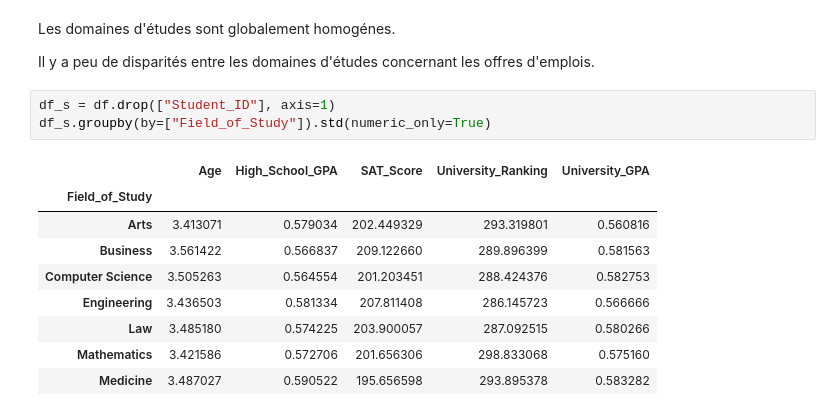
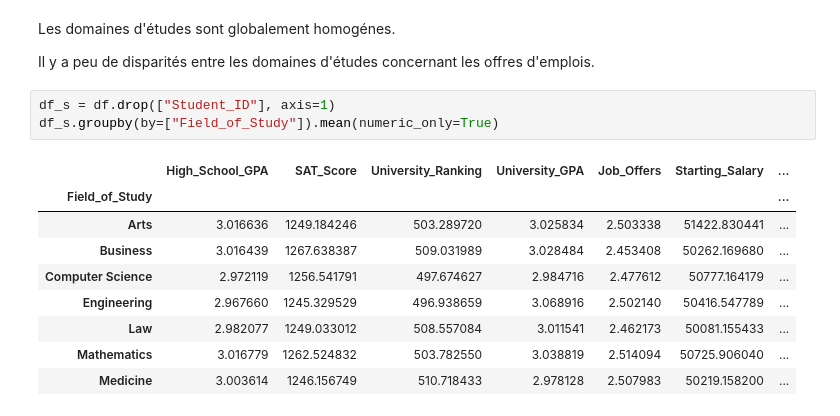
Before and after one commit to ostix360/Machine_Learning_S4, a Jupyter notebook: dataset_handling.ipynb, the cells around one changed output. Cells and saved outputs as stored; diff of their text form.

```diff
--- a/dataset_handling.ipynb
+++ b/dataset_handling.ipynb
@@ -204,14 +213,14 @@ Les domaines d'études sont globalement homogénes.
 Il y a peu de disparités entre les domaines d'études concernant les offres d'emplois.
 # %%
 df_s = df.drop(["Student_ID"], axis=1)
-df_s.groupby(by=["Field_of_Study"]).std(numeric_only=True)
+df_s.groupby(by=["Field_of_Study"]).mean(numeric_only=True)
 # %% [output]
-|  | Age | High_School_GPA | SAT_Score | University_Ranking | University_GPA |
-| Field_of_Study |  |  |  |  |  |
-| Arts | 3.413071 | 0.579034 | 202.449329 | 293.319801 | 0.560816 |
-| Business | 3.561422 | 0.566837 | 209.122660 | 289.896399 | 0.581563 |
-| Computer Science | 3.505263 | 0.564554 | 201.203451 | 288.424376 | 0.582753 |
-| Engineering | 3.436503 | 0.581334 | 207.811408 | 286.145723 | 0.566666 |
-| Law | 3.485180 | 0.574225 | 203.900057 | 287.092515 | 0.580266 |
-| Mathematics | 3.421586 | 0.572706 | 201.656306 | 298.833068 | 0.575160 |
-| Medicine | 3.487027 | 0.590522 | 195.656598 | 293.895378 | 0.583282 |
+|  | High_School_GPA | SAT_Score | University_Ranking | University_GPA | Job_Offers | Starting_Salary | ... |
+| Field_of_Study |  |  |  |  |  |  | ... |
+| Arts | 3.016636 | 1249.184246 | 503.289720 | 3.025834 | 2.503338 | 51422.830441 | ... |
+| Business | 3.016439 | 1267.638387 | 509.031989 | 3.028484 | 2.453408 | 50262.169680 | ... |
+| Computer Science | 2.972119 | 1256.541791 | 497.674627 | 2.984716 | 2.477612 | 50777.164179 | ... |
+| Engineering | 2.967660 | 1245.329529 | 496.938659 | 3.068916 | 2.502140 | 50416.547789 | ... |
+| Law | 2.982077 | 1249.033012 | 508.557084 | 3.011541 | 2.462173 | 50081.155433 | ... |
+| Mathematics | 3.016779 | 1262.524832 | 503.782550 | 3.038819 | 2.514094 | 50725.906040 | ... |
+| Medicine | 3.003614 | 1246.156749 | 510.718433 | 2.978128 | 2.507983 | 50219.158200 | ... |
```
Also changed, not shown: parts of 15 cells of this notebook.
